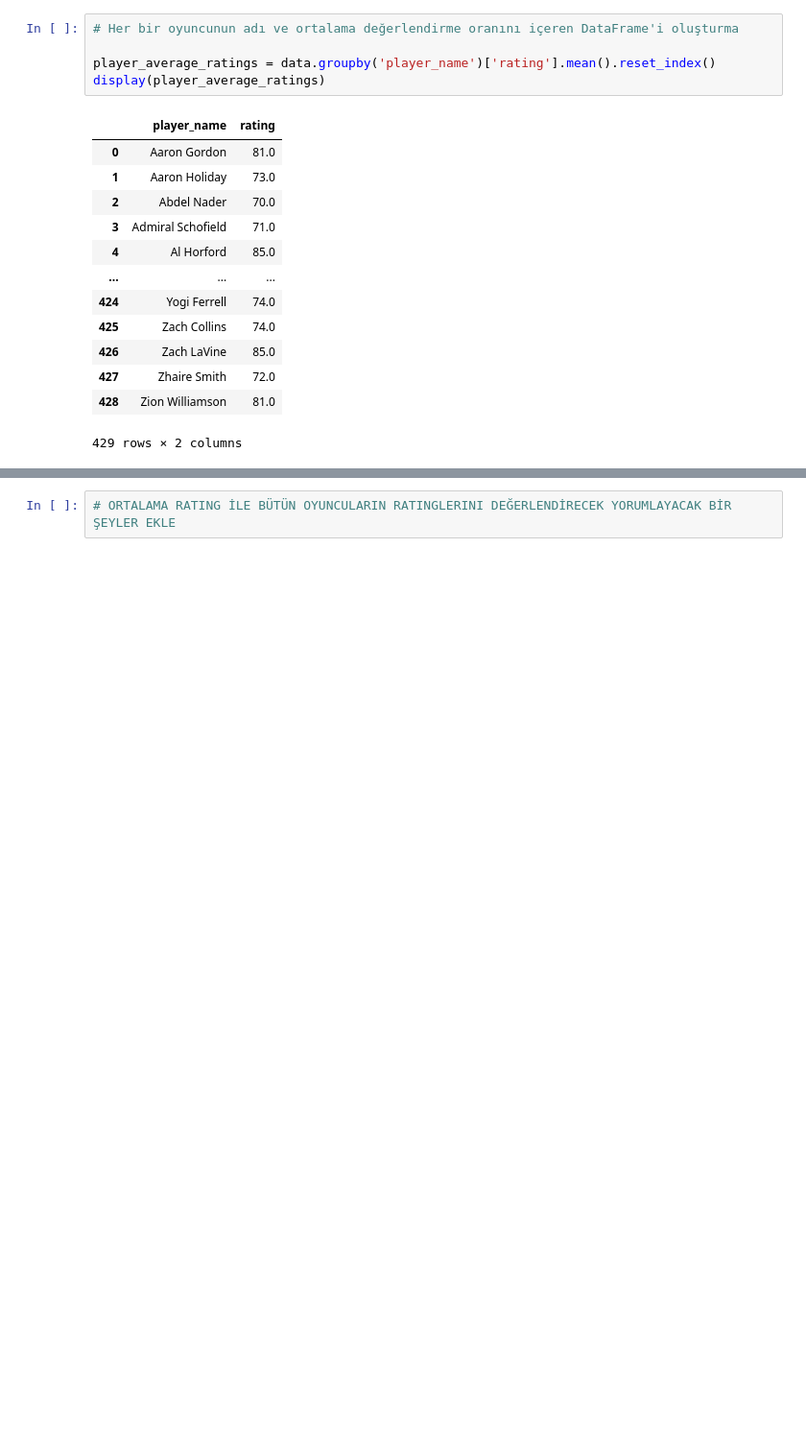
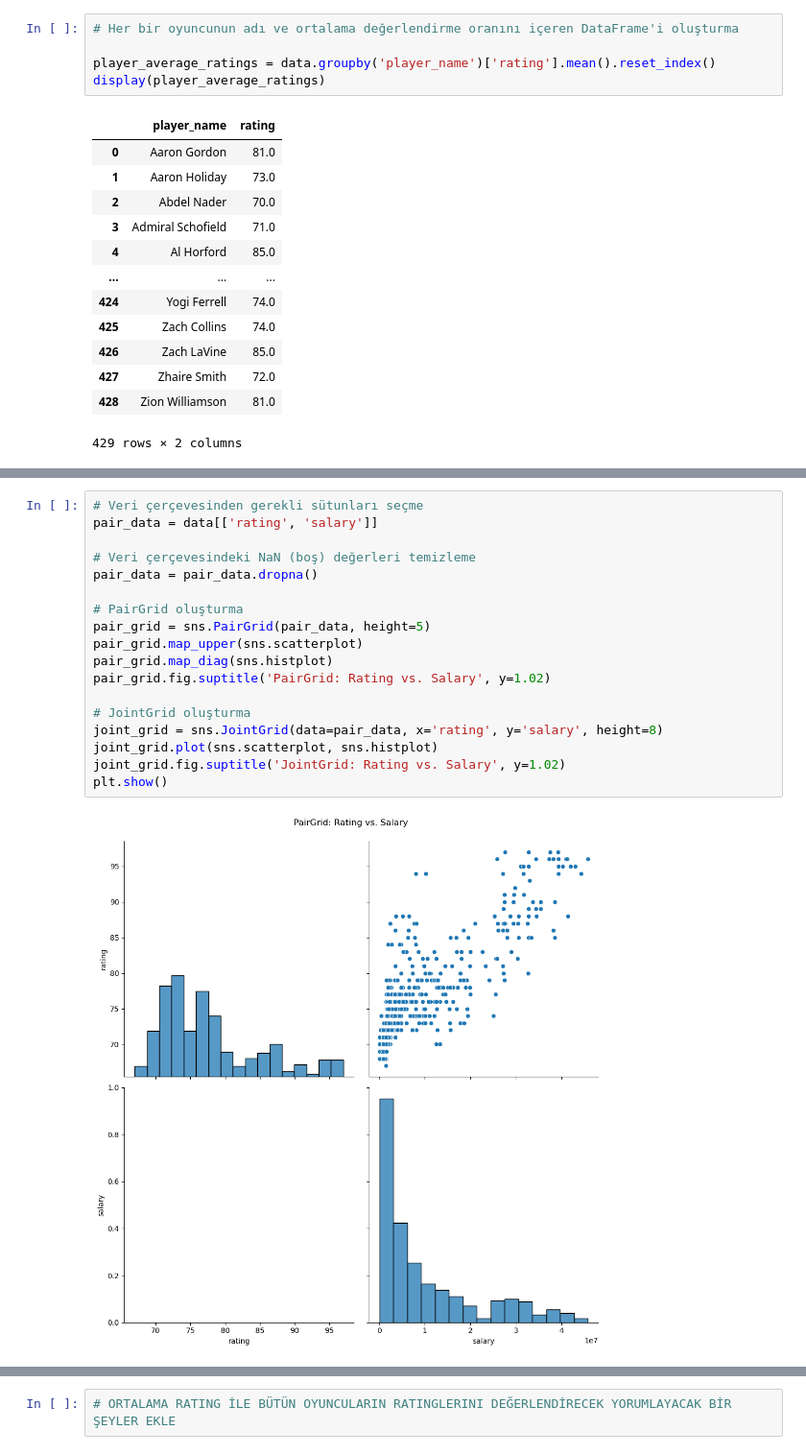
Before and after one commit to denizsimsek8/DATA-SCIENCE-PROJECT, a Jupyter notebook: NBA2K20.ipynb, the cells around one changed output, grey strips where cells are left out. Shown at 96% size. Cells and saved outputs as stored; diff of their text form; blank space fills up the shorter version.

```diff
--- a/NBA2K20.ipynb
+++ b/NBA2K20.ipynb
@@ -272,3 +271,23 @@ plt.title('Players and Ratings Histogram')
 plt.show()
 # %% [output]
 [figure]
+# %%
+# Veri çerçevesinden gerekli sütunları seçme
+pair_data = data[['rating', 'salary']]
+
+# Veri çerçevesindeki NaN (boş) değerleri temizleme
+pair_data = pair_data.dropna()
+
+# PairGrid oluşturma
+pair_grid = sns.PairGrid(pair_data, height=5)
+pair_grid.map_upper(sns.scatterplot)
+pair_grid.map_diag(sns.histplot)
+pair_grid.fig.suptitle('PairGrid: Rating vs. Salary', y=1.02)
+
+# JointGrid oluşturma
+joint_grid = sns.JointGrid(data=pair_data, x='rating', y='salary', height=8)
+joint_grid.plot(sns.scatterplot, sns.histplot)
+joint_grid.fig.suptitle('JointGrid: Rating vs. Salary', y=1.02)
+plt.show()
+# %% [output]
+[figure, added]
```
Also changed, not shown: parts of 11 cells of this notebook.
